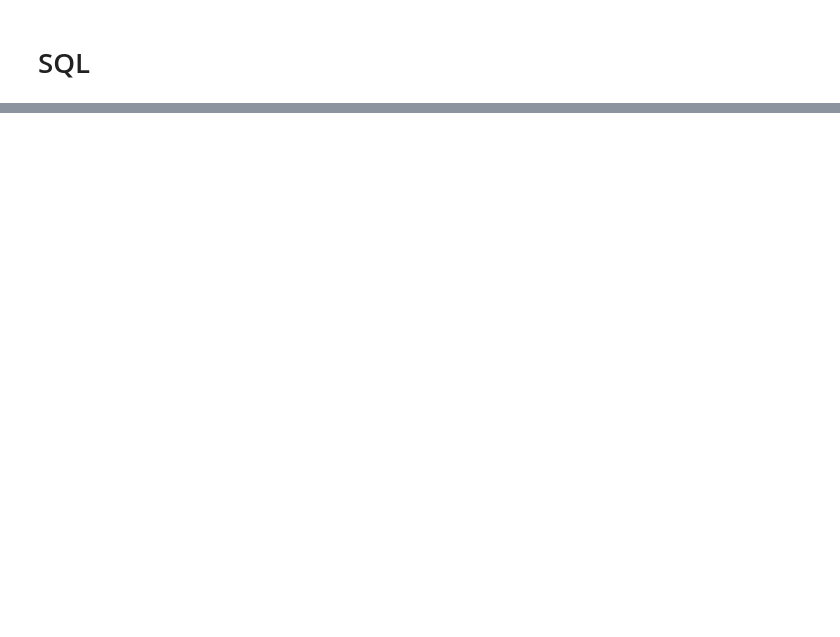
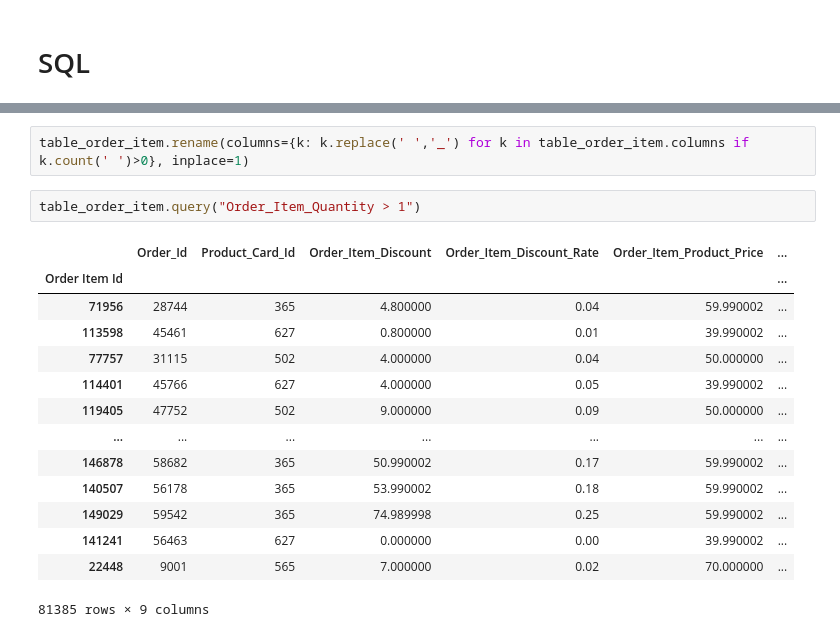
Before and after one commit to luciantin-faks/faks-SPI, a Jupyter notebook: Analiza.ipynb, the cells around one changed output, grey strips where cells are left out. Cells and saved outputs as stored; diff of their text form; blank space fills up the shorter version.

```diff
--- a/Analiza.ipynb
+++ b/Analiza.ipynb
@@ -357 +342,20 @@ OperationalError: (MySQLdb._exceptions.OperationalError) (1045, "Access denied f
 (Background on this error at: http://sqlalche.me/e/13/e3q8)
+# %%
+table_order_item.rename(columns={k: k.replace(' ','_') for k in table_order_item.columns if k.count(' ')>0}, inplace=1)
+# %%
+table_order_item.query("Order_Item_Quantity > 1")
+# %% [output]
+|  | Order_Id | Product_Card_Id | Order_Item_Discount | Order_Item_Discount_Rate | Order_Item_Product_Price | ... |
+| Order Item Id |  |  |  |  |  | ... |
+| 71956 | 28744 | 365 | 4.800000 | 0.04 | 59.990002 | ... |
+| 113598 | 45461 | 627 | 0.800000 | 0.01 | 39.990002 | ... |
+| 77757 | 31115 | 502 | 4.000000 | 0.04 | 50.000000 | ... |
+| 114401 | 45766 | 627 | 4.000000 | 0.05 | 39.990002 | ... |
+| 119405 | 47752 | 502 | 9.000000 | 0.09 | 50.000000 | ... |
+| ... | ... | ... | ... | ... | ... | ... |
+| 146878 | 58682 | 365 | 50.990002 | 0.17 | 59.990002 | ... |
+| 140507 | 56178 | 365 | 53.990002 | 0.18 | 59.990002 | ... |
+| 149029 | 59542 | 365 | 74.989998 | 0.25 | 59.990002 | ... |
+| 141241 | 56463 | 627 | 0.000000 | 0.00 | 39.990002 | ... |
+| 22448 | 9001 | 565 | 7.000000 | 0.02 | 70.000000 | ... |
+81385 rows × 9 columns
```
Also changed, not shown: parts of 8 cells of this notebook, 16 other files.
